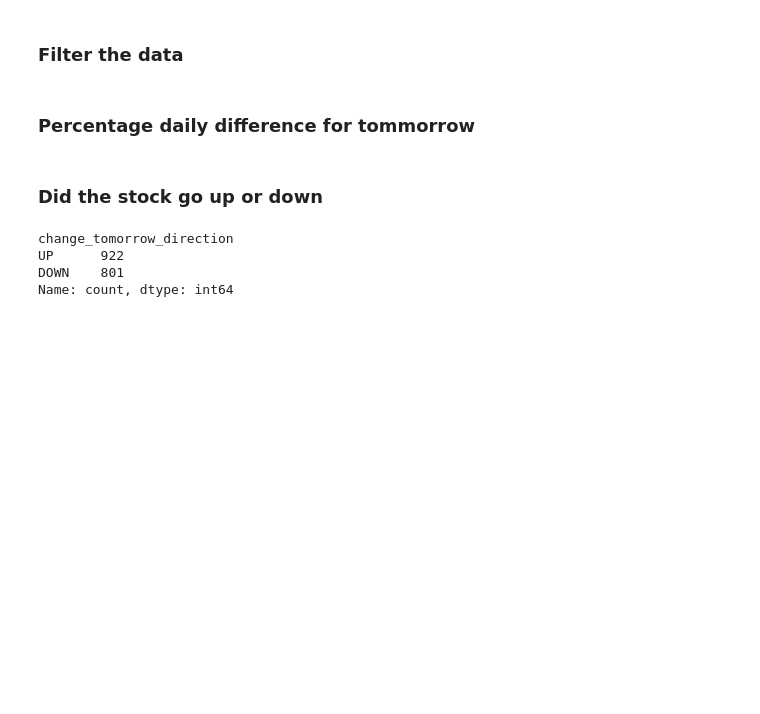
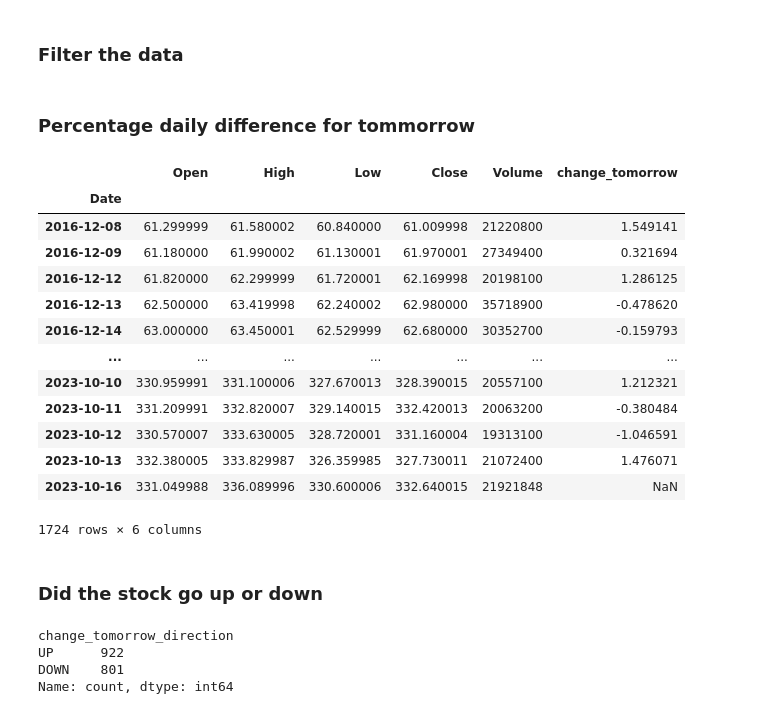
Before and after one commit to prakharpratap20/Logarithmic-Trading, a Jupyter notebook: data_processing.ipynb, the cells around one changed output. Cells and saved outputs as stored; diff of their text form; code cells hidden in the pictures; blank space fills up the shorter version.

```diff
--- a/data_processing.ipynb
+++ b/data_processing.ipynb
@@ -58,6 +58,23 @@ df_microsoft_linkedin = df_microsoft.loc["2016-12-08":,:].copy()
 ### Percentage daily difference for tommorrow
 # %%
 df_microsoft_linkedin["change_tomorrow"] = df_microsoft_linkedin.Close.pct_change(-1) * 100 * -1
+# %%
+df_microsoft_linkedin
+# %% [output]
+|  | Open | High | Low | Close | Volume | change_tomorrow |
+| Date |  |  |  |  |  |  |
+| 2016-12-08 | 61.299999 | 61.580002 | 60.840000 | 61.009998 | 21220800 | 1.549141 |
+| 2016-12-09 | 61.180000 | 61.990002 | 61.130001 | 61.970001 | 27349400 | 0.321694 |
+| 2016-12-12 | 61.820000 | 62.299999 | 61.720001 | 62.169998 | 20198100 | 1.286125 |
+| 2016-12-13 | 62.500000 | 63.419998 | 62.240002 | 62.980000 | 35718900 | -0.478620 |
+| 2016-12-14 | 63.000000 | 63.450001 | 62.529999 | 62.680000 | 30352700 | -0.159793 |
+| ... | ... | ... | ... | ... | ... | ... |
+| 2023-10-10 | 330.959991 | 331.100006 | 327.670013 | 328.390015 | 20557100 | 1.212321 |
+| 2023-10-11 | 331.209991 | 332.820007 | 329.140015 | 332.420013 | 20063200 | -0.380484 |
+| 2023-10-12 | 330.570007 | 333.630005 | 328.720001 | 331.160004 | 19313100 | -1.046591 |
+| 2023-10-13 | 332.380005 | 333.829987 | 326.359985 | 327.730011 | 21072400 | 1.476071 |
+| 2023-10-16 | 331.049988 | 336.089996 | 330.600006 | 332.640015 | 21921848 | NaN |
+1724 rows × 6 columns
 # %%
 df_microsoft_linkedin = df_microsoft_linkedin.dropna().copy()
 # %% [markdown]
```
Also changed, not shown: parts of 1 cell of this notebook, 5 other files.
